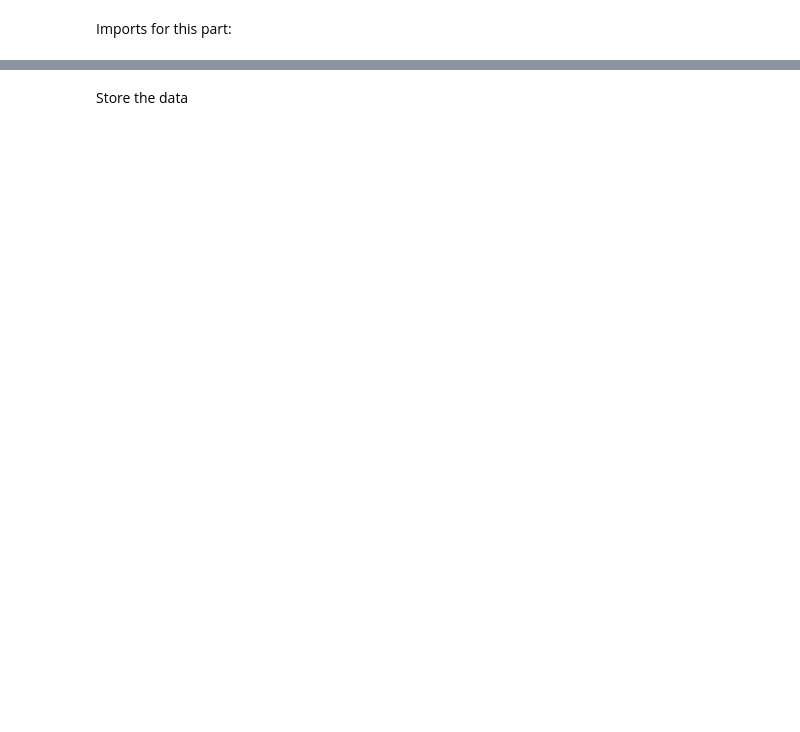
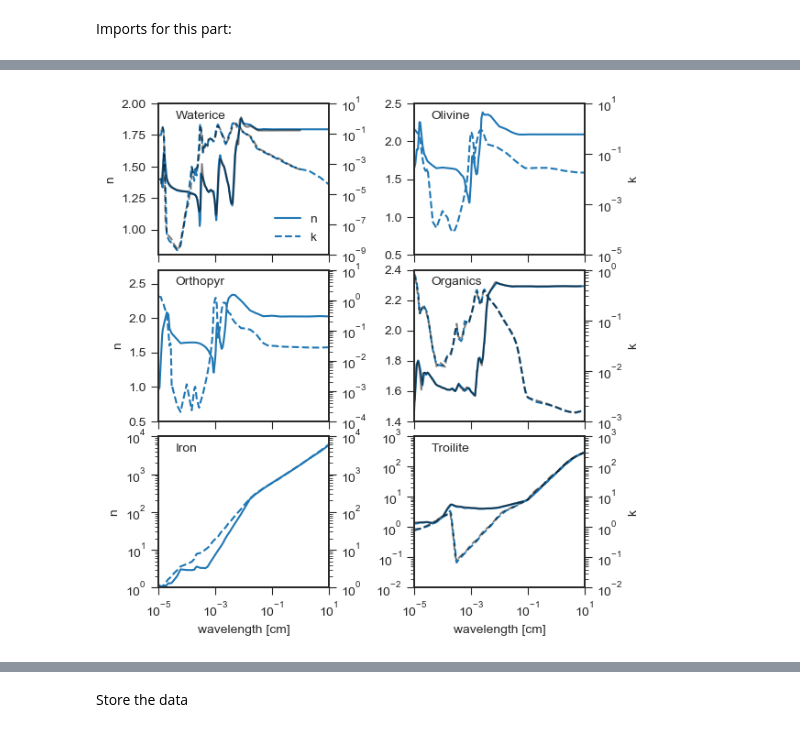
Before and after one commit to seanandrews/p484, a Jupyter notebook: projects/opacities/default_opacities.ipynb, the cells around one changed output, grey strips where cells are left out. Drawn from its saved outputs; the diff is of its cells as text; code cells hidden in the pictures; blank space fills up the shorter version.

```diff
--- a/projects/opacities/default_opacities.ipynb
+++ b/projects/opacities/default_opacities.ipynb
@@ -68,0 +112,80 @@ Mie ... Done!
+# %%
+f, axs = plt.subplots(3,2, figsize=(6,7), sharex=True)
+
+plot_const = [d1, d3, d4, d6, d2, d5]
+
+axs = axs.ravel()
+axs2 = []
+for c,ax in zip(plot_const, axs):
+
+    # plot real part
+
+    line1, = ax.semilogx(c._l, c._n, '-', label='n')
+
+    # plot imaginary part
+
+    ax2 = ax.twinx()
+    line2, = ax2.loglog(c._l, c._k, '--', label='k')
+    axs2 +=[ax2]
+
+    # add name of the species
+
+    ax.text(.1,.9,
+            os.path.splitext(os.path.split(c.datafile)[1])[0].capitalize(),
+            horizontalalignment='left',
+            transform=ax.transAxes)
+
+    # add legend to first panel
+
+    if len(axs2)==1:
+        lns = [line1,line2]
+        labs = [l.get_label() for l in lns]
+        ax.legend(lns, labs, loc=4)
+
+# adjust the labels
+
+for ax in axs[:-2]:
+    plt.setp(ax.get_xticklabels(), visible=False)
+for ax in axs[-2:]:
+    ax.set_xlabel('wavelength [cm]')
+for ax in axs[0::2]:
+    ax.set_ylabel('n')
+for ax in axs2[1::2]:
+    ax.set_ylabel('k')
+
+# add the measured constants
+
+axs[0].semilogx(p_w._l, p_w._n, 'k', alpha=0.5)
+axs2[0].loglog(p_w._l, p_w._k, 'k--', alpha=0.5)
+
+axs[5].semilogx(p_t._l, p_t._n, 'k', alpha=0.5)
+axs2[5].loglog(p_t._l, p_t._k, 'k--', alpha=0.5)
+
+axs[3].semilogx(p_o._l, p_o._n, 'k', alpha=0.5)
+axs2[3].loglog(p_o._l, p_o._k, 'k--', alpha=0.5)
+
+# use same limits as in pollack paper
+
+axs[0].set_ylim(0.8,2.0)
+axs[1].set_ylim(0.5,2.5)
+axs[2].set_ylim(0.5,2.7)
+axs[3].set_ylim(1.4,2.4)
+axs[4].set_ylim(1e0,1e4)
+axs[4].set_yscale('log')
+axs[5].set_ylim(1e-2,1e3)
+axs[5].set_yscale('log')
+
+axs2[0].set_ylim(1e-9,1e1)
+axs2[1].set_ylim(1e-5,1e1)
+axs2[2].set_ylim(1e-4,1e1)
+axs2[3].set_ylim(1e-3,1e0)
+axs2[4].set_ylim(1e-0,1e4)
+axs2[5].set_ylim(1e-2,1e3)
+
+axs[0].set_xlim(1e-5, 1e1)
+
+f.subplots_adjust(hspace=0.1, wspace=0.5)
+
+f.savefig('pollack_optical_constants.pdf')
+# %% [output]
+[figure, added]
```
Also changed, not shown: parts of 74 cells of this notebook, 3 other files.
